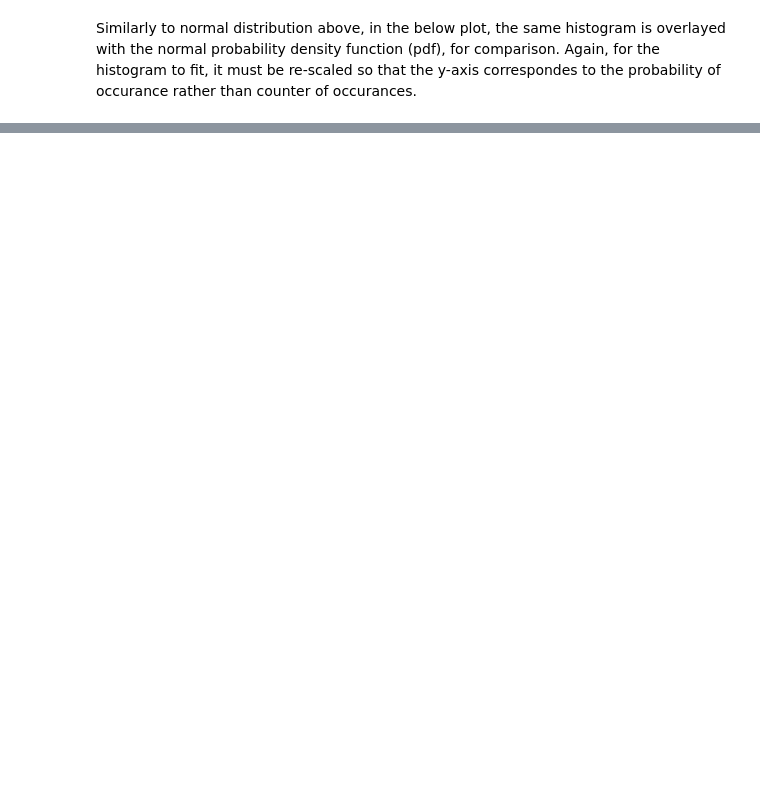
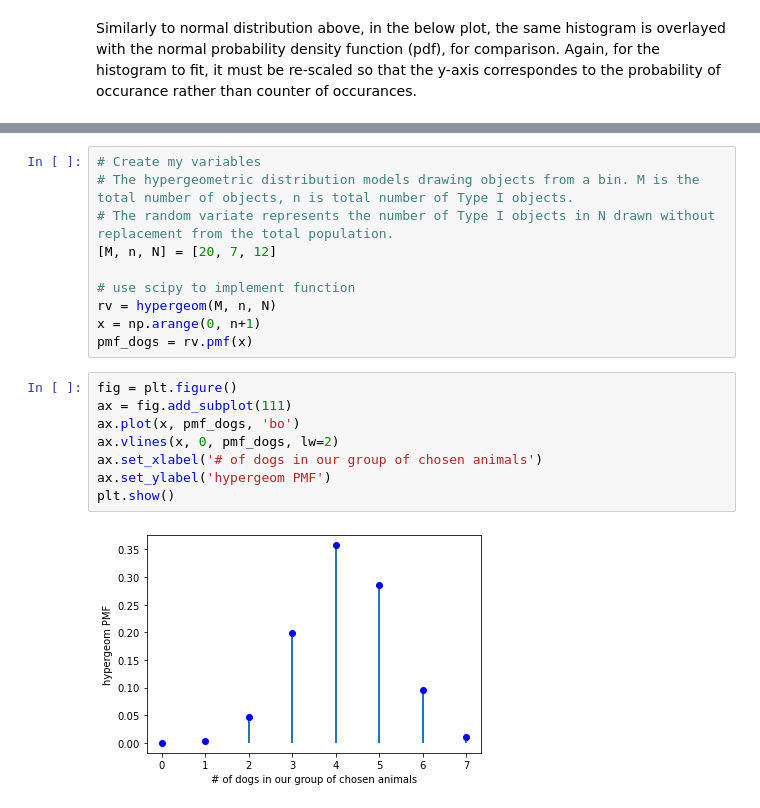
Before and after one commit to Lynch08/numpy-random-investigation, a Jupyter notebook: numpy-random.ipynb, the cells around one changed output, grey strips where cells are left out. Cells and saved outputs as stored; diff of their text form; blank space fills up the shorter version.

```diff
--- a/numpy-random.ipynb
+++ b/numpy-random.ipynb
@@ -804,0 +813,20 @@ To compute the probability mass function (aka a single instance) of a hypergeome
+# %%
+# Create my variables
+# The hypergeometric distribution models drawing objects from a bin. M is the total number of objects, n is total number of Type I objects.
+# The random variate represents the number of Type I objects in N drawn without replacement from the total population.
+[M, n, N] = [20, 7, 12]
+
+# use scipy to implement function
+rv = hypergeom(M, n, N)
+x = np.arange(0, n+1)
+pmf_dogs = rv.pmf(x)
+# %%
+fig = plt.figure()
+ax = fig.add_subplot(111)
+ax.plot(x, pmf_dogs, 'bo')
+ax.vlines(x, 0, pmf_dogs, lw=2)
+ax.set_xlabel('# of dogs in our group of chosen animals')
+ax.set_ylabel('hypergeom PMF')
+plt.show()
+# %% [output]
+[figure, added]
```
Also changed, not shown: parts of 55 cells of this notebook.
